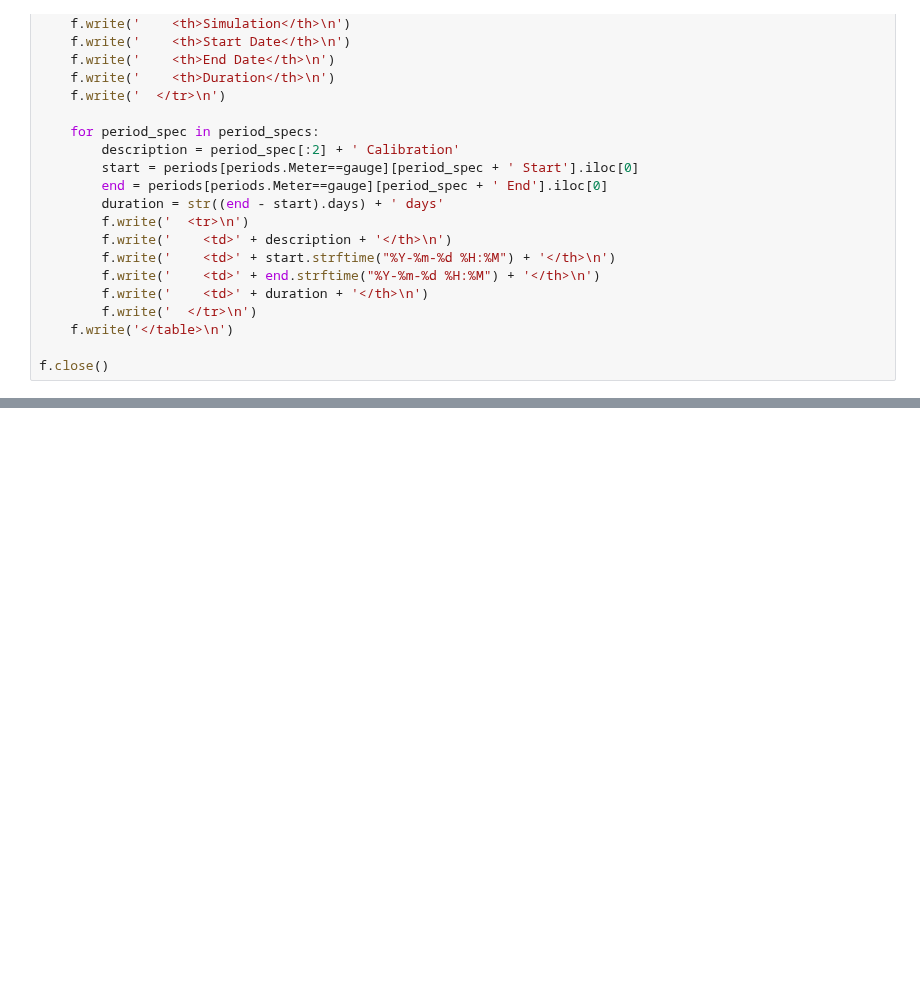
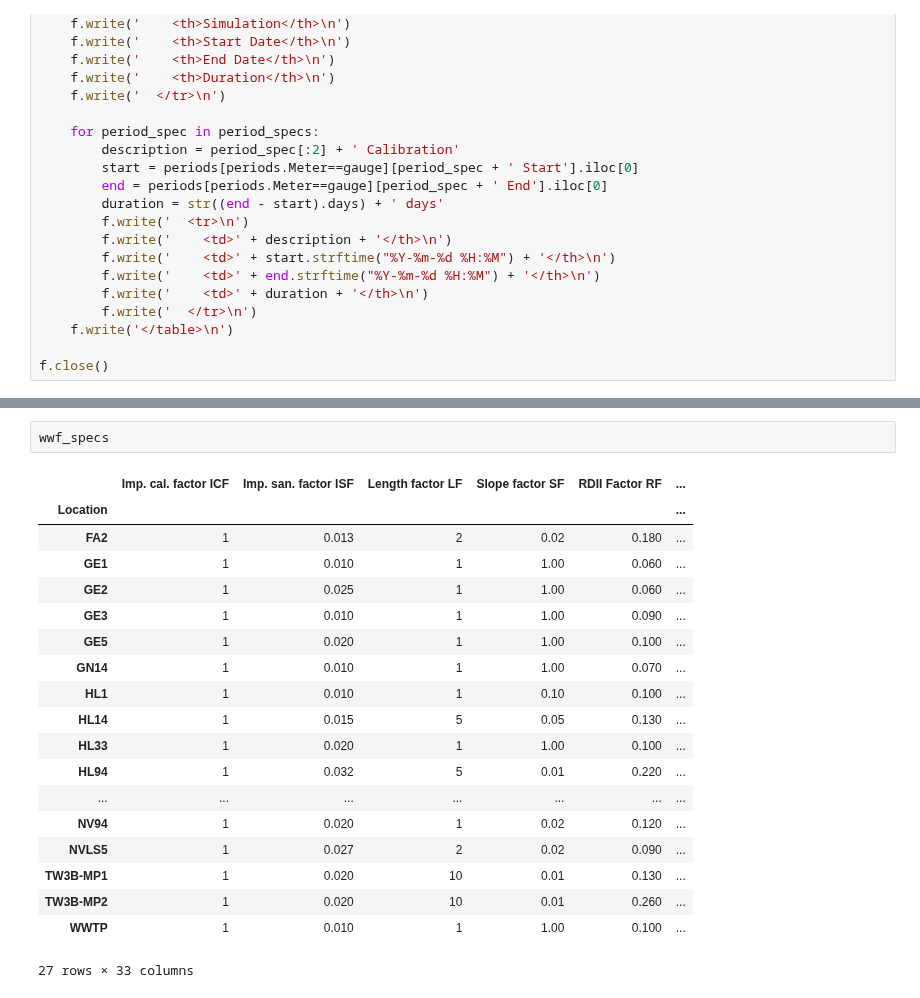
Before and after one commit to henriklocke/Calibration, a Jupyter notebook: Calibration.ipynb, the cells around one changed output, grey strips where cells are left out. Cells and saved outputs as stored; diff of their text form; blank space fills up the shorter version.

```diff
--- a/Calibration.ipynb
+++ b/Calibration.ipynb
@@ -963,0 +1065,22 @@ dwf_specs.head(3)
+# %%
+wwf_specs
+# %% [output]
+|  | Imp. cal. factor ICF | Imp. san. factor ISF | Length factor LF | Slope factor SF | RDII Factor RF | ... |
+| Location |  |  |  |  |  | ... |
+| FA2 | 1 | 0.013 | 2 | 0.02 | 0.180 | ... |
+| GE1 | 1 | 0.010 | 1 | 1.00 | 0.060 | ... |
+| GE2 | 1 | 0.025 | 1 | 1.00 | 0.060 | ... |
+| GE3 | 1 | 0.010 | 1 | 1.00 | 0.090 | ... |
+| GE5 | 1 | 0.020 | 1 | 1.00 | 0.100 | ... |
+| GN14 | 1 | 0.010 | 1 | 1.00 | 0.070 | ... |
+| HL1 | 1 | 0.010 | 1 | 0.10 | 0.100 | ... |
+| HL14 | 1 | 0.015 | 5 | 0.05 | 0.130 | ... |
+| HL33 | 1 | 0.020 | 1 | 1.00 | 0.100 | ... |
+| HL94 | 1 | 0.032 | 5 | 0.01 | 0.220 | ... |
+| ... | ... | ... | ... | ... | ... | ... |
+| NV94 | 1 | 0.020 | 1 | 0.02 | 0.120 | ... |
+| NVLS5 | 1 | 0.027 | 2 | 0.02 | 0.090 | ... |
+| TW3B-MP1 | 1 | 0.020 | 10 | 0.01 | 0.130 | ... |
+| TW3B-MP2 | 1 | 0.020 | 10 | 0.01 | 0.260 | ... |
+| WWTP | 1 | 0.010 | 1 | 1.00 | 0.100 | ... |
+27 rows × 33 columns
```
Also changed, not shown: parts of 21 cells of this notebook.
